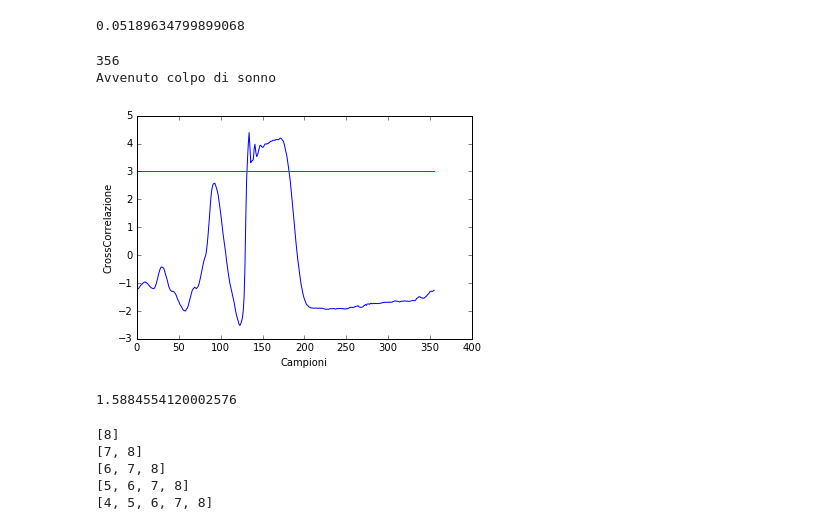
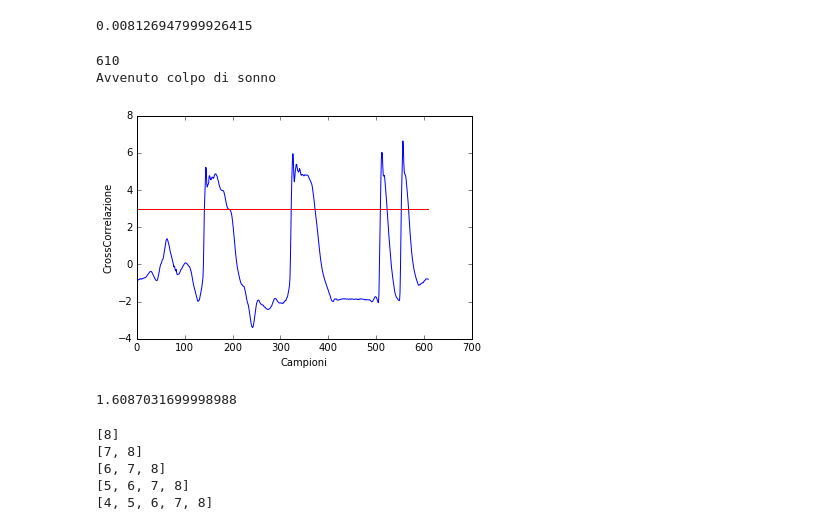
Before and after one commit to GiorgioBondi/ColpodiSonno, a Jupyter notebook: COLPODISONNO2.0.ipynb, the cells around one changed output. Drawn from its saved outputs; the diff is of its cells as text; code cells hidden in the pictures.

```diff
--- a/COLPODISONNO2.0.ipynb
+++ b/COLPODISONNO2.0.ipynb
@@ -85,7 +84,6 @@ from pynq.pmods import Grove_IMU
 from IPython import display
 from ipywidgets import widgets
 import numpy as np
-import scipy.signal as signal
 import time
 import matplotlib.pyplot as plt
 
@@ -136,29 +134,29 @@ pitch_arr=np.array(pitch_l)
 
 print(end-start)
 
-np.savetxt("DataX10.npy", accX_arr)
-np.savetxt("DataY10.npy", accY_arr)
-np.savetxt("DataZ10.npy", accZ_arr)
-np.savetxt("DataP10.npy",pitch_arr)
+np.savetxt("DataX12.npy", accX_arr)
+np.savetxt("DataY12.npy", accY_arr)
+np.savetxt("DataZ12.npy", accZ_arr)
+np.savetxt("DataP12.npy",pitch_arr)
 # %% [output]
-0.05189634799899068
+0.008126947999926415
 # %%
 #Analisi dati lungo Z
 %matplotlib inline
 import numpy as np
 import matplotlib.pyplot as plt
 import pandas as pd
 tc=0.05
-dataZ7=np.loadtxt("DataZ10.npy")
+dataZ=np.loadtxt("DataZ12.npy")
 start=time.time()
-calcoloCCR(dataZ7,arrwnd)
+calcoloCCR(dataZ,arrwnd,True)
 end=time.time()
 print(str(end-start))
 # %% [output]
-356
+610
 Avvenuto colpo di sonno
-[figure, old version]
+[figure, new version]
-1.5884554120002576
+1.6087031699998988
 # %%
 #Analisi dati lungo Y
 %matplotlib inline
```
Also changed, not shown: parts of 1 cell of this notebook, 9 other files.
